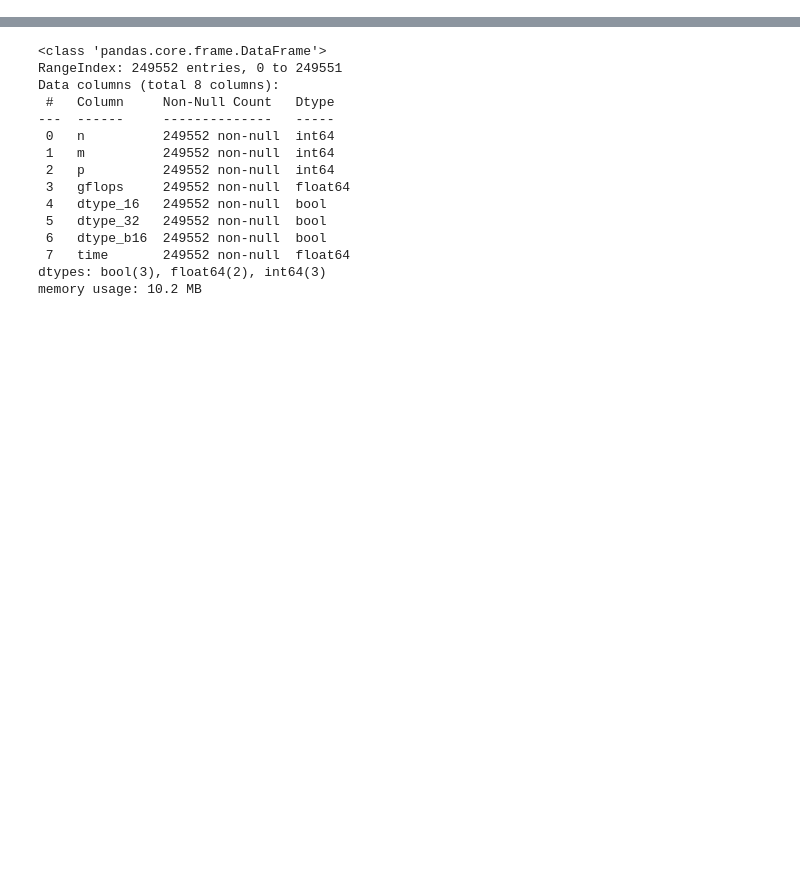
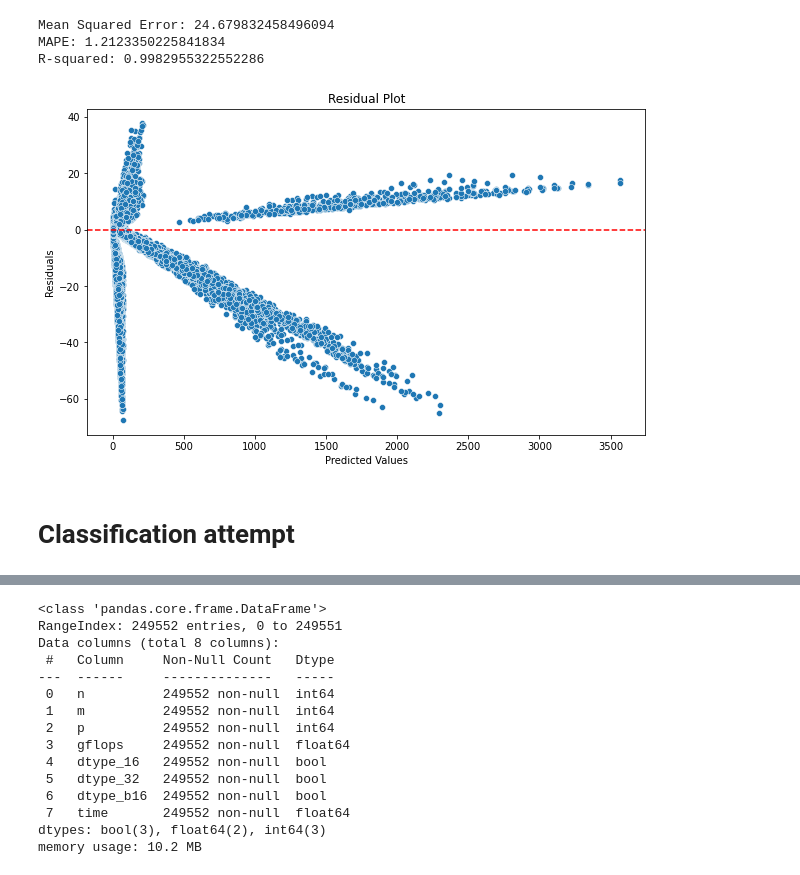
Before and after one commit to azhao20/gpu_profiling, a Jupyter notebook: jupyter/learned_roofline/mm.ipynb, the cells around one changed output, grey strips where cells are left out. Saved outputs shown, nothing was run; the diff lists cells and outputs as text; code cells hidden in the pictures; blank space fills up the shorter version.

```diff
--- a/jupyter/learned_roofline/mm.ipynb
+++ b/jupyter/learned_roofline/mm.ipynb
@@ -20,0 +23,12 @@ random_seed = 42
+# %%
+# Load your data using the get_data function
+base_dir = "/Users/andrew/Desktop/Harvard/idreos-research/gpu_profiling"
+X, y = get_data("mm", base_dir, sample_rate=1.0)
+
+# Combine X and y into a single DataFrame for convenience
+df = pd.concat([X, y], axis=1)
+df.info()
+
+# Ensure dtype columns are of integer type
+X = X.astype({"dtype_16": int, "dtype_32": int, "dtype_b16": int})
+X = X.query("dtype_32")
@@ -20,0 +347,10 @@ random_seed = 42
+# %%
+get_r2_score(all_actual_times, all_predicted_times)
+plot_residuals(all_actual_times, all_predicted_times) # use_log_scale=True
+# %% [output]
+Mean Squared Error: 24.679832458496094
+MAPE: 1.2123350225841834
+R-squared: 0.9982955322552286
+[figure, added]
+# %% [markdown]
+# Classification attempt
```
Also changed, not shown: parts of 24 cells of this notebook, 16 other files.
